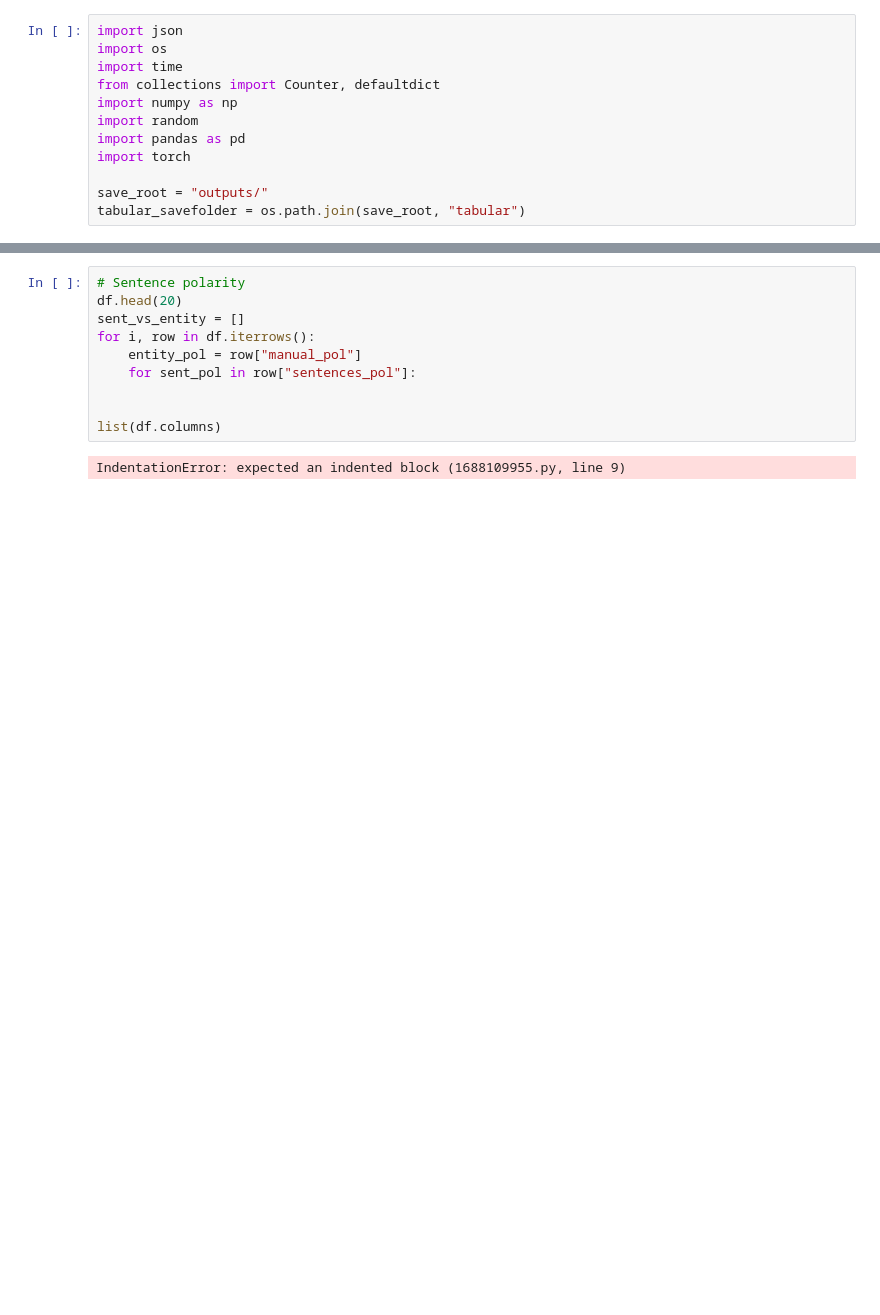
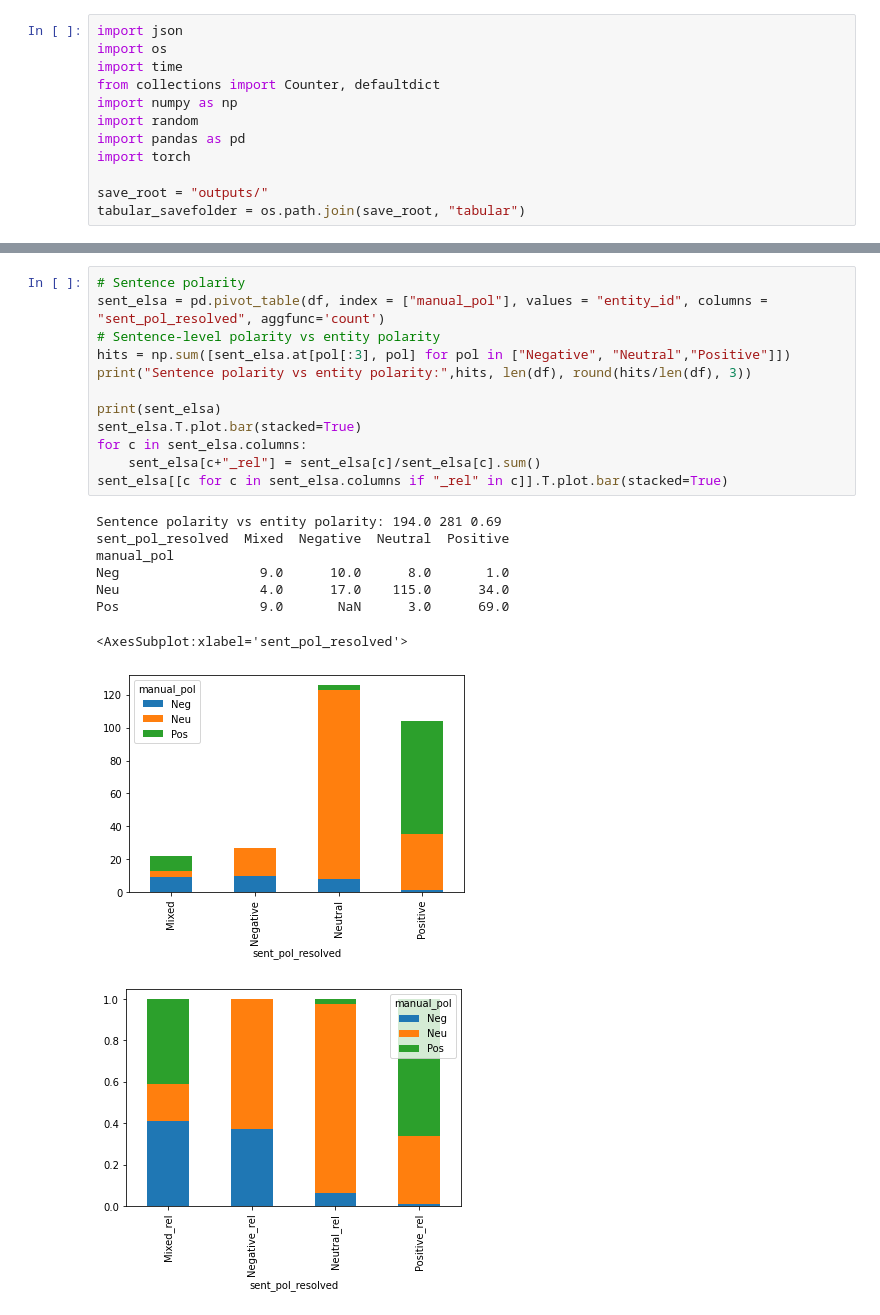
Before and after one commit to egilron/elsa-introduction, a Jupyter notebook: 3_analyze_annotated.ipynb, the cells around one changed output, grey strips where cells are left out. Cells and saved outputs as stored; diff of their text form; blank space fills up the shorter version.

```diff
--- a/3_analyze_annotated.ipynb
+++ b/3_analyze_annotated.ipynb
@@ -48,12 +47,22 @@ Pos                3       26        52
-# %%
-# Sentence polarity
-df.head(20)
-sent_vs_entity = []
-for i, row in df.iterrows():
-    entity_pol = row["manual_pol"]
-    for sent_pol in row["sentences_pol"]:
-
-
-list(df.columns)
-# %% [output]
-IndentationError: expected an indented block (1688109955.py, line 9)
+# %%
+# Sentence polarity
+sent_elsa = pd.pivot_table(df, index = ["manual_pol"], values = "entity_id", columns = "sent_pol_resolved", aggfunc='count')
+# Sentence-level polarity vs entity polarity
+hits = np.sum([sent_elsa.at[pol[:3], pol] for pol in ["Negative", "Neutral","Positive"]])
+print("Sentence polarity vs entity polarity:",hits, len(df), round(hits/len(df), 3))
+
+print(sent_elsa)
+sent_elsa.T.plot.bar(stacked=True)
+for c in sent_elsa.columns:
+    sent_elsa[c+"_rel"] = sent_elsa[c]/sent_elsa[c].sum()
+sent_elsa[[c for c in sent_elsa.columns if "_rel" in c]].T.plot.bar(stacked=True)
+# %% [output]
+Sentence polarity vs entity polarity: 194.0 281 0.69
+sent_pol_resolved  Mixed  Negative  Neutral  Positive
+manual_pol
+Neg                  9.0      10.0      8.0       1.0
+Neu                  4.0      17.0    115.0      34.0
+Pos                  9.0       NaN      3.0      69.0
+<AxesSubplot:xlabel='sent_pol_resolved'>
+[figure, added]
+[figure, added]
```
Also changed, not shown: parts of 3 cells of this notebook.
